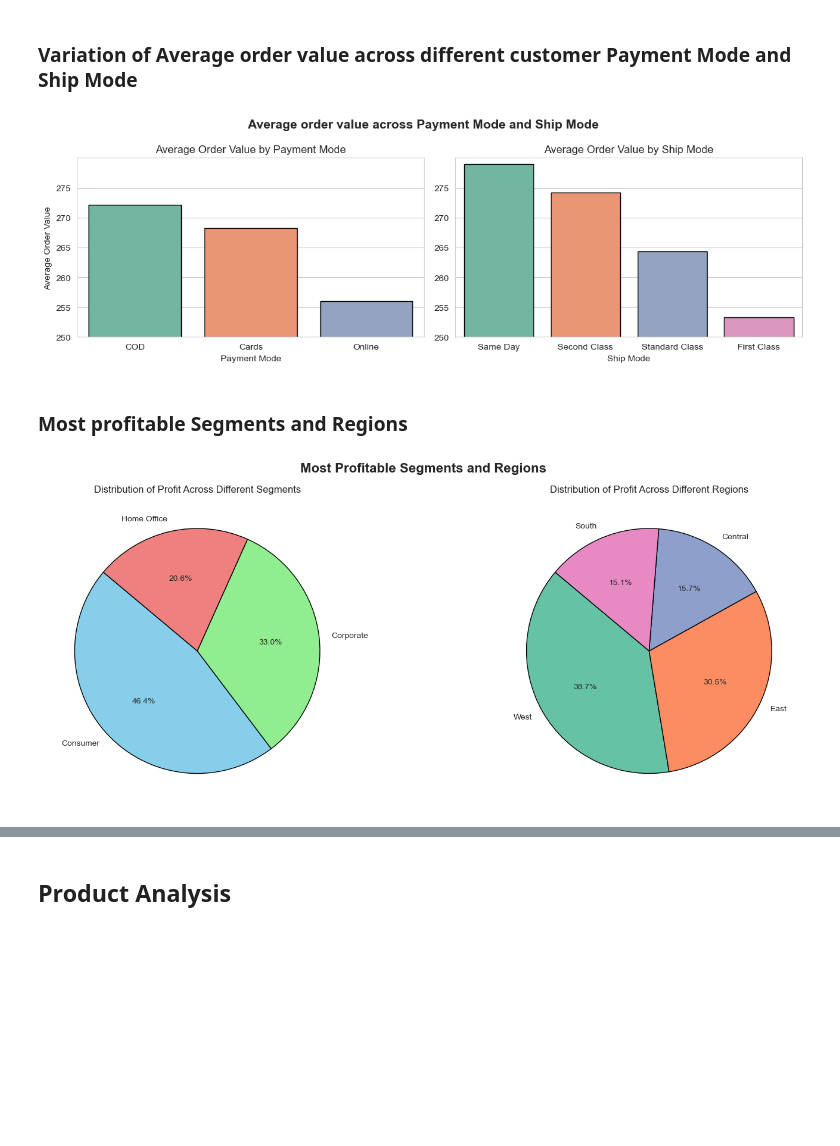
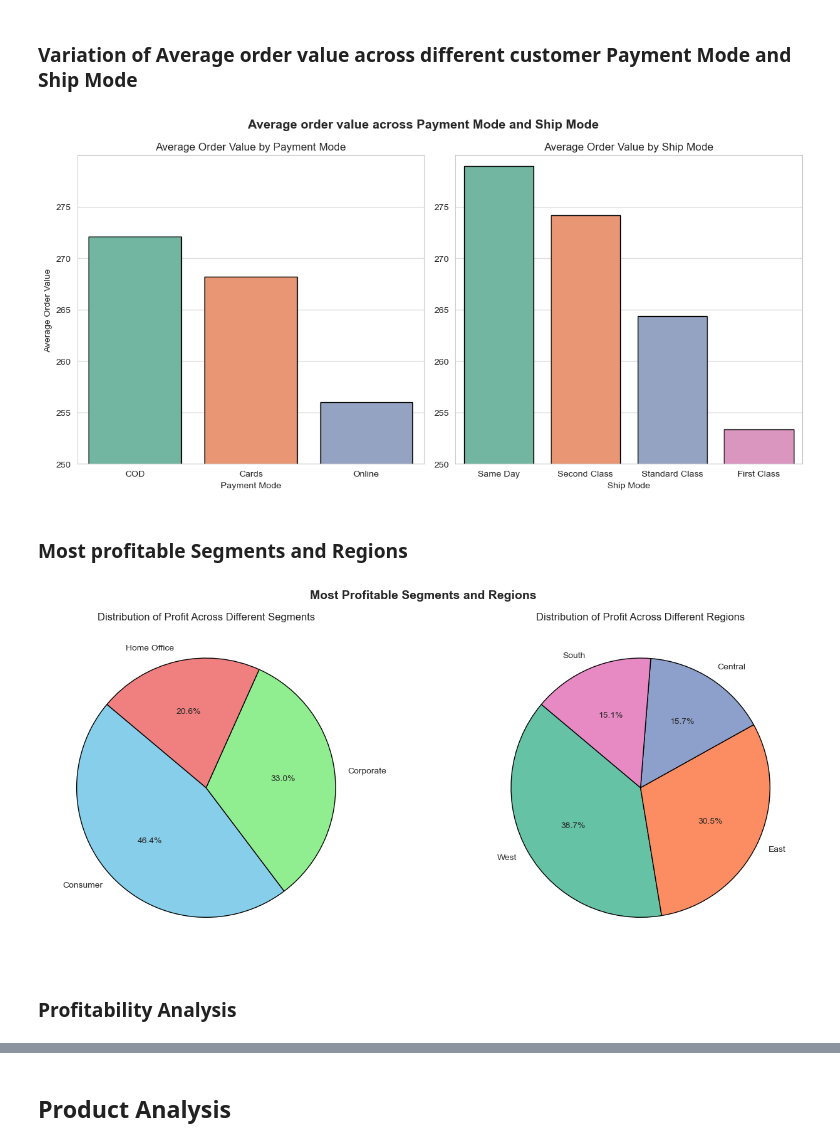
Before and after one commit to Pragya-011/Super-Store-Sales-Analysis, a Jupyter notebook: Python File/Preprocessing_and_EDA.ipynb, the cells around one changed output, grey strips where cells are left out. Drawn from its saved outputs; the diff is of its cells as text; code cells hidden in the pictures; blank space fills up the shorter version.

```diff
--- a/Python File/Preprocessing_and_EDA.ipynb
+++ b/Python File/Preprocessing_and_EDA.ipynb
@@ -415,31 +415,31 @@ plt.show()
 # %%
 # Grouping data by 'Payment Mode' and calculating the average order value for each Payment Mode
 payment_mode_avg_order_value = df.groupby('Payment Mode')['Sales'].mean().sort_values(ascending=False)
 
 # Grouping data by 'Ship Mode' and calculating the average order value for each Ship Mode
 ship_mode_avg_order_value = df.groupby('Ship Mode')['Sales'].mean().sort_values(ascending=False)
 
 # Creating subplots with two columns
-fig, axes = plt.subplots(1, 2, figsize=(12, 4))
+fig, axes = plt.subplots(1, 2, figsize=(12, 6))
 fig.suptitle('Average order value across Payment Mode and Ship Mode', fontsize=14, fontweight='bold')
 
 # Subplot 1: Average Order Value by Payment Mode
 sns.barplot(x=payment_mode_avg_order_value.index, y=payment_mode_avg_order_value.values, edgecolor='k', ax=axes[0])
 axes[0].set_title('Average Order Value by Payment Mode')
 axes[0].set_ylabel('Average Order Value')
 axes[0].set_yticks(range(250, 280, 5))
 axes[0].set_ylim(250, 280)
 
 # Subplot 2: Average Order Value by Ship Mode
 sns.barplot(x=ship_mode_avg_order_value.index, y=ship_mode_avg_order_value.values, edgecolor='k', ax=axes[1])
 axes[1].set_title('Average Order Value by Ship Mode')
 axes[1].set_yticks(range(250, 280, 5))
 axes[1].set_ylim(250, 280)
 
 plt.tight_layout()  # Ensure proper spacing between subplots
 plt.show()
 # %% [output]
-[figure, old version]
+[figure, new version]
 # %% [markdown]
 ### Most profitable Segments and Regions
 # %%
@@ -450,8 +450,8 @@ segment_profit = df.groupby('Segment')['Profit'].sum().sort_values(ascending=Fal
 region_profit = df.groupby('Region')['Profit'].sum().sort_values(ascending=False)
 
 # Create subplots with one row and two columns
-fig, axes = plt.subplots(1, 2, figsize=(16, 6))
-fig.suptitle('Most Profitable Segments and Regions', fontsize=16, fontweight='bold')
+fig, axes = plt.subplots(1, 2, figsize=(14, 6))
+fig.suptitle('Most Profitable Segments and Regions', fontsize=14, fontweight='bold')
 
 # Subplot 1: Distribution of Profit Across Different Segments
 colors_segment = ['skyblue', 'lightgreen', 'lightcoral'] # Custom colors for segments
@@ -465,4 +465,6 @@ axes[1].set_title('Distribution of Profit Across Different Regions')
 plt.tight_layout()  # Ensure proper spacing between subplots
 plt.show()
 # %% [output]
-[figure, old version]
+[figure, new version]
+# %% [markdown]
+### Profitability Analysis
```
Also changed, not shown: parts of 18 cells of this notebook.
